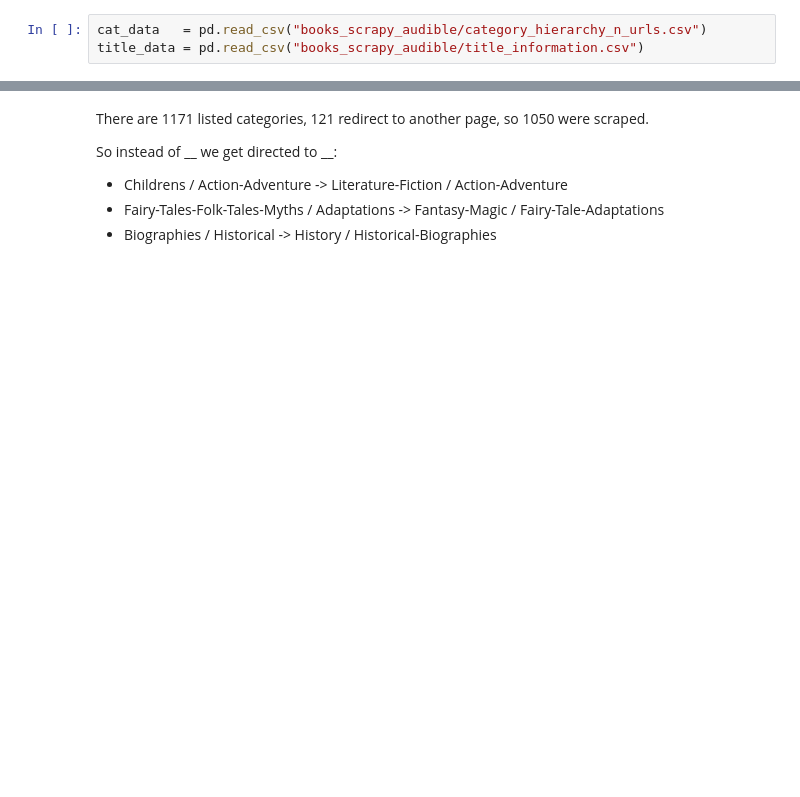
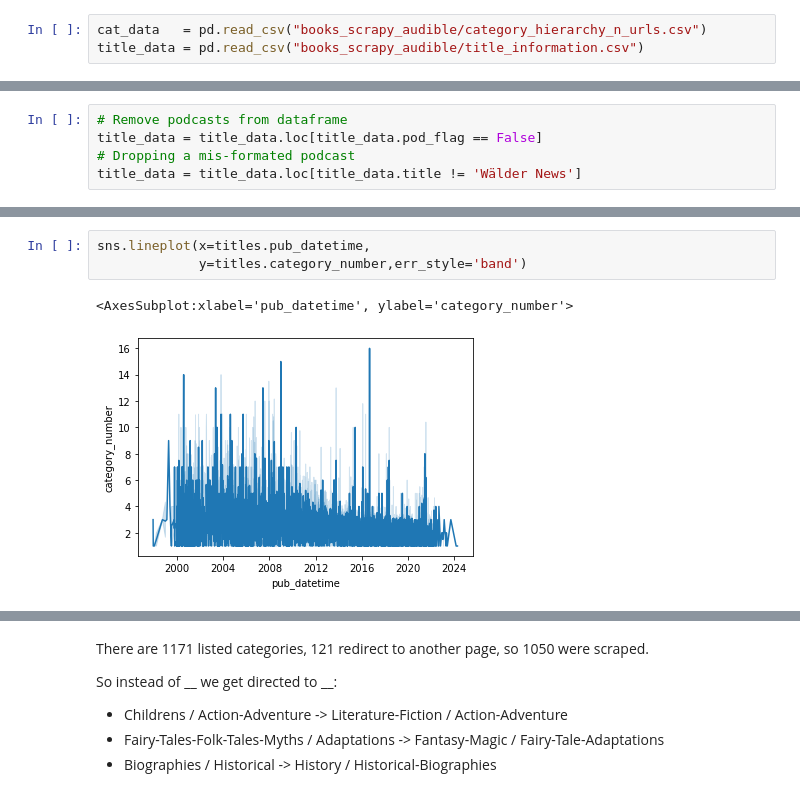
Before and after one commit to jwelch1123/finding_the_tree_in_the_forest, a Jupyter notebook: Data_Analysis.ipynb, the cells around one changed output, grey strips where cells are left out. Cells and saved outputs as stored; diff of their text form; blank space fills up the shorter version.

```diff
--- a/Data_Analysis.ipynb
+++ b/Data_Analysis.ipynb
@@ -54,0 +94,5 @@ title_data.head()
+# %%
+# Remove podcasts from dataframe
+title_data = title_data.loc[title_data.pod_flag == False]
+# Dropping a mis-formated podcast
+title_data = title_data.loc[title_data.title != 'Wälder News']
@@ -54,0 +259,6 @@ title_data.head()
+# %%
+sns.lineplot(x=titles.pub_datetime,
+             y=titles.category_number,err_style='band')
+# %% [output]
+<AxesSubplot:xlabel='pub_datetime', ylabel='category_number'>
+[figure, added]
```
Also changed, not shown: parts of 193 cells of this notebook, 20 other files.
